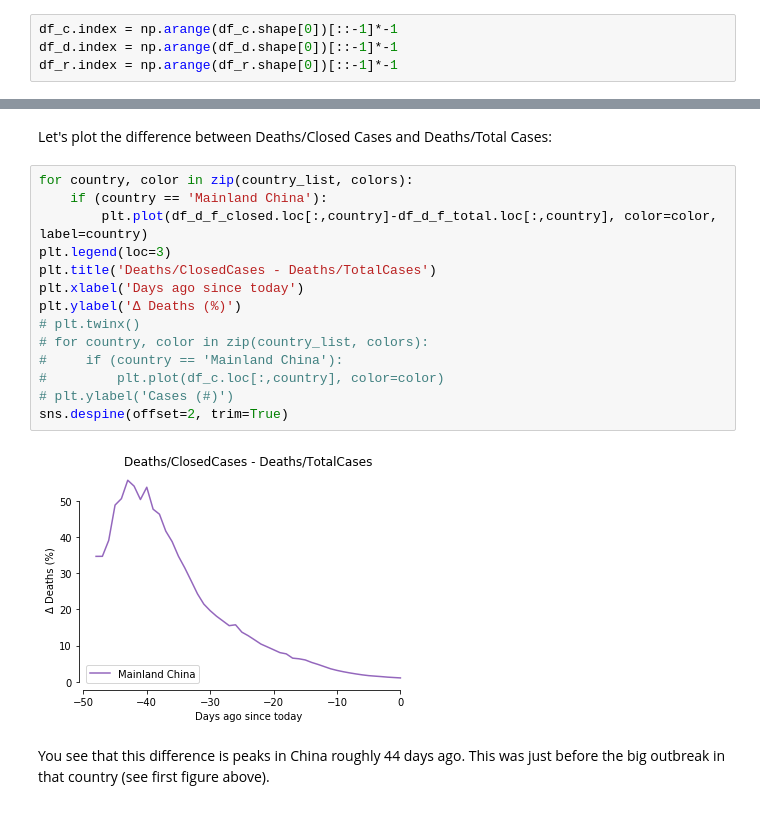
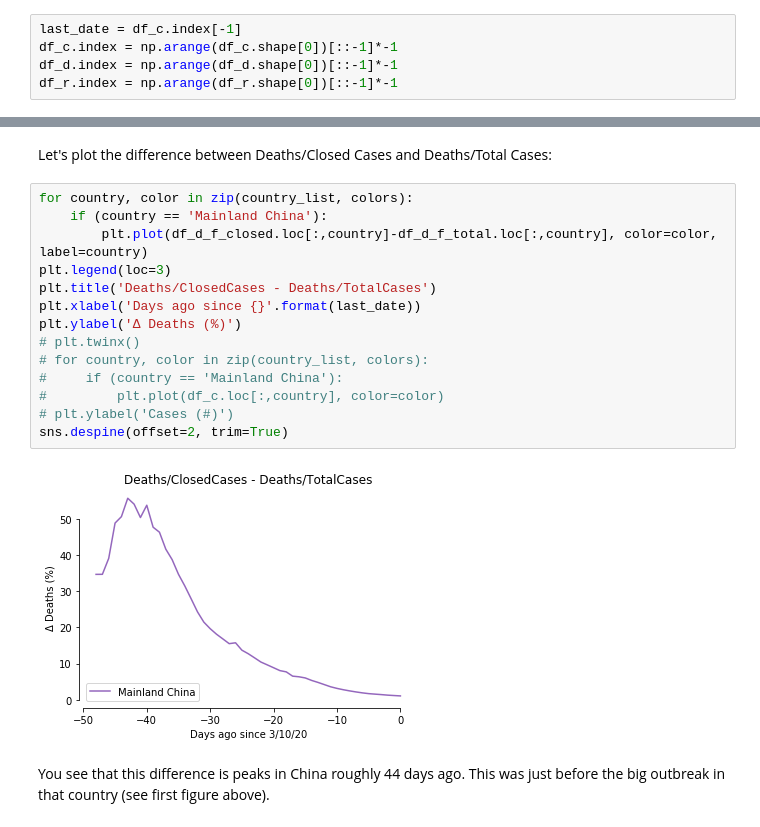
Before and after one commit to jwdegee/py_covid19, a Jupyter notebook: covid19.ipynb, the cells around one changed output, grey strips where cells are left out. Cells and saved outputs as stored; diff of their text form.

```diff
--- a/covid19.ipynb
+++ b/covid19.ipynb
@@ -22,6 +22,7 @@ df_r.columns.name = ''
 # %% [markdown]
 Reformat dates:
 # %%
+last_date = df_c.index[-1]
 df_c.index = np.arange(df_c.shape[0])[::-1]*-1
 df_d.index = np.arange(df_d.shape[0])[::-1]*-1
 df_r.index = np.arange(df_r.shape[0])[::-1]*-1
@@ -111,19 +112,19 @@ Let's plot the difference between Deaths/Closed Cases and Deaths/Total Cases:
 # %%
 for country, color in zip(country_list, colors):
     if (country == 'Mainland China'):
         plt.plot(df_d_f_closed.loc[:,country]-df_d_f_total.loc[:,country], color=color, label=country)
 plt.legend(loc=3)
 plt.title('Deaths/ClosedCases - Deaths/TotalCases')
-plt.xlabel('Days ago since today')
+plt.xlabel('Days ago since {}'.format(last_date))
 plt.ylabel('Δ Deaths (%)')
 # plt.twinx()
 # for country, color in zip(country_list, colors):
 #     if (country == 'Mainland China'):
 #         plt.plot(df_c.loc[:,country], color=color)
 # plt.ylabel('Cases (#)')
 sns.despine(offset=2, trim=True)
 # %% [output]
-[figure, old version]
+[figure, new version]
 # %% [markdown]
 You see that this difference is peaks in China roughly 44 days ago. This was just before the big outbreak in that country (see first figure above).
 # %% [markdown]
```
Also changed, not shown: parts of 4 cells of this notebook.
